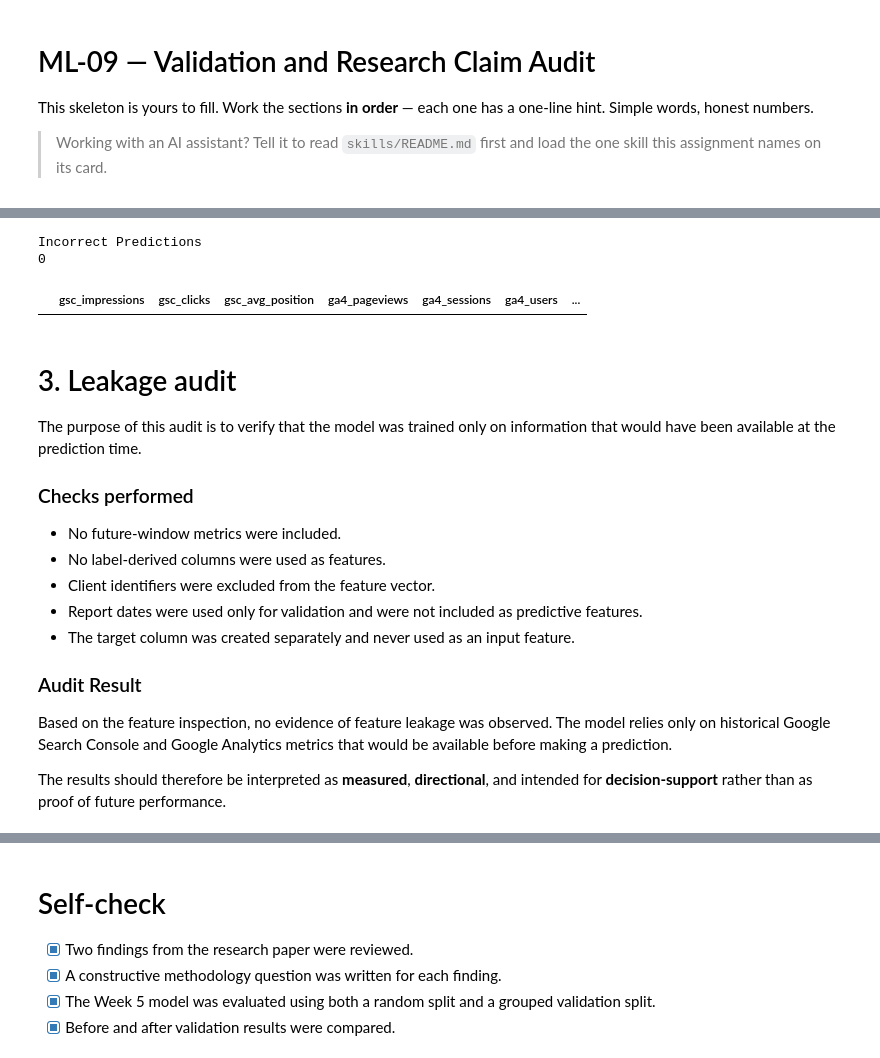
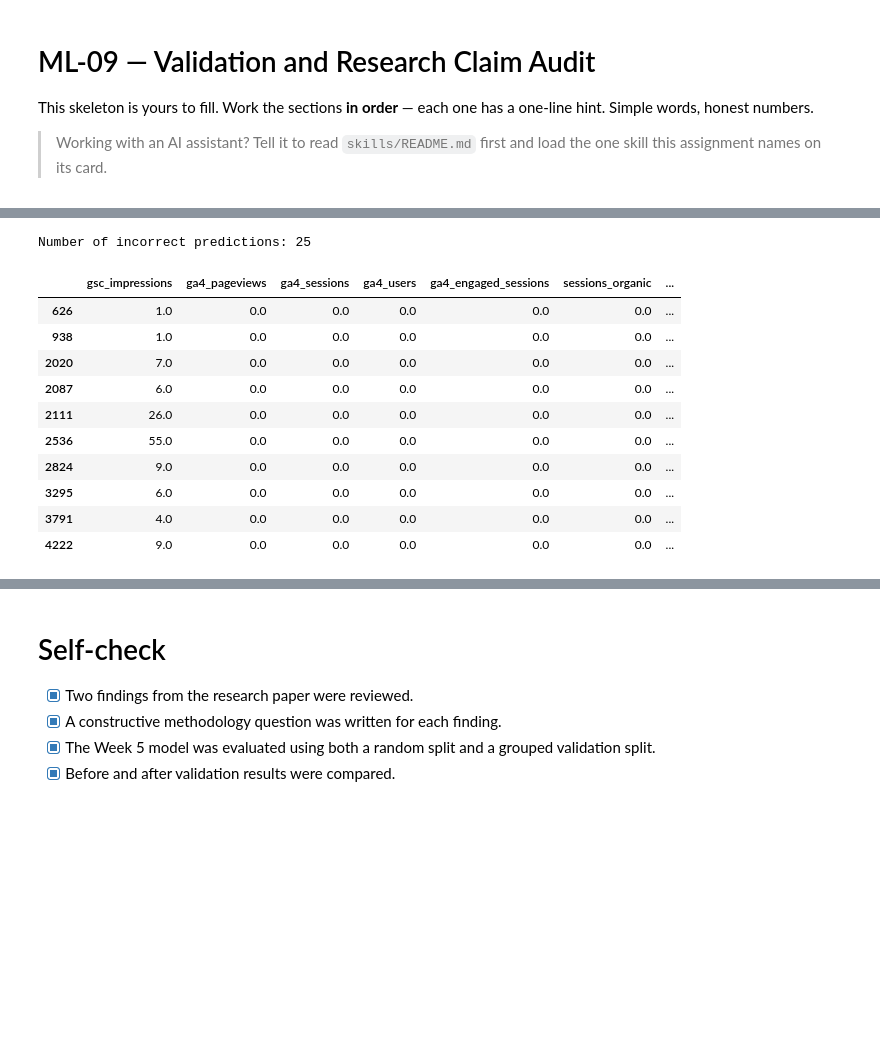
Before and after one commit to yasir-ansari951/flyrank-ml-internship, a Jupyter notebook: work/notebooks/w06_validation_audit.ipynb, the cells around one changed output, grey strips where cells are left out. Cells and saved outputs as stored; diff of their text form; code cells hidden in the pictures; blank space fills up the shorter version.

```diff
--- a/work/notebooks/w06_validation_audit.ipynb
+++ b/work/notebooks/w06_validation_audit.ipynb
@@ -238,0 +66,22 @@ Grouped Split Accuracy
+# %%
+TARGET_DEFINING_FIELDS = ["gsc_avg_position", "gsc_clicks"]
+
+sample["target"] = (
+    (sample["gsc_avg_position"] > 20) &
+    (sample["gsc_clicks"] < 5)
+).astype(int)
+
+candidate_features = [
+    "gsc_impressions", "gsc_clicks", "gsc_avg_position",
+    "ga4_pageviews", "ga4_sessions", "ga4_users", "ga4_engaged_sessions",
+    "sessions_organic", "sessions_direct", "sessions_referral",
+    "sessions_social", "sessions_paid", "sessions_ai", "scroll_events"
+]
+
+# FIX #1: programmatically exclude target-defining fields.
+features = [f for f in candidate_features if f not in TARGET_DEFINING_FIELDS]
+print("Removed as target-defining:", [f for f in candidate_features if f in TARGET_DEFINING_FIELDS])
+print("Final feature list:", features)
+
+X = sample[features]
+y = sample["target"]
@@ -355,40 +255,21 @@ plt.show()
 # %%
 errors = X_test_honest.copy()
+errors["Actual"] = y_test_honest.values
+errors["Predicted"] = pred_honest
+wrong_predictions = errors[errors["Actual"] != errors["Predicted"]]
 
-errors["Actual"] = y_test_honest.values
-
-errors["Predicted"] = pred_honest
-
-wrong = errors[
-
-    errors["Actual"] != errors["Predicted"]
-
-]
-
-print("Incorrect Predictions")
-
-print(len(wrong))
-
-wrong.head(10)
+print("Number of incorrect predictions:", len(wrong_predictions))
+display(wrong_predictions.head(10))
 # %% [output]
-Incorrect Predictions
-0
+Number of incorrect predictions: 25
-|  | gsc_impressions | gsc_clicks | gsc_avg_position | ga4_pageviews | ga4_sessions | ga4_users | ... |
+|  | gsc_impressions | ga4_pageviews | ga4_sessions | ga4_users | ga4_engaged_sessions | sessions_organic | ... |
+| 626 | 1.0 | 0.0 | 0.0 | 0.0 | 0.0 | 0.0 | ... |
+| 938 | 1.0 | 0.0 | 0.0 | 0.0 | 0.0 | 0.0 | ... |
+| 2020 | 7.0 | 0.0 | 0.0 | 0.0 | 0.0 | 0.0 | ... |
+| 2087 | 6.0 | 0.0 | 0.0 | 0.0 | 0.0 | 0.0 | ... |
+| 2111 | 26.0 | 0.0 | 0.0 | 0.0 | 0.0 | 0.0 | ... |
+| 2536 | 55.0 | 0.0 | 0.0 | 0.0 | 0.0 | 0.0 | ... |
+| 2824 | 9.0 | 0.0 | 0.0 | 0.0 | 0.0 | 0.0 | ... |
+| 3295 | 6.0 | 0.0 | 0.0 | 0.0 | 0.0 | 0.0 | ... |
+| 3791 | 4.0 | 0.0 | 0.0 | 0.0 | 0.0 | 0.0 | ... |
+| 4222 | 9.0 | 0.0 | 0.0 | 0.0 | 0.0 | 0.0 | ... |
-# %% [markdown]
-# 3. Leakage audit
-
-The purpose of this audit is to verify that the model was trained only on information that would have been available at the prediction time.
-
-### Checks performed
-
-- No future-window metrics were included.
-- No label-derived columns were used as features.
-- Client identifiers were excluded from the feature vector.
-- Report dates were used only for validation and were not included as predictive features.
-- The target column was created separately and never used as an input feature.
-
-### Audit Result
-
-Based on the feature inspection, no evidence of feature leakage was observed. The model relies only on historical Google Search Console and Google Analytics metrics that would be available before making a prediction.
-
-The results should therefore be interpreted as **measured**, **directional**, and intended for **decision-support** rather than as proof of future performance.
```
Also changed, not shown: parts of 24 cells of this notebook.
